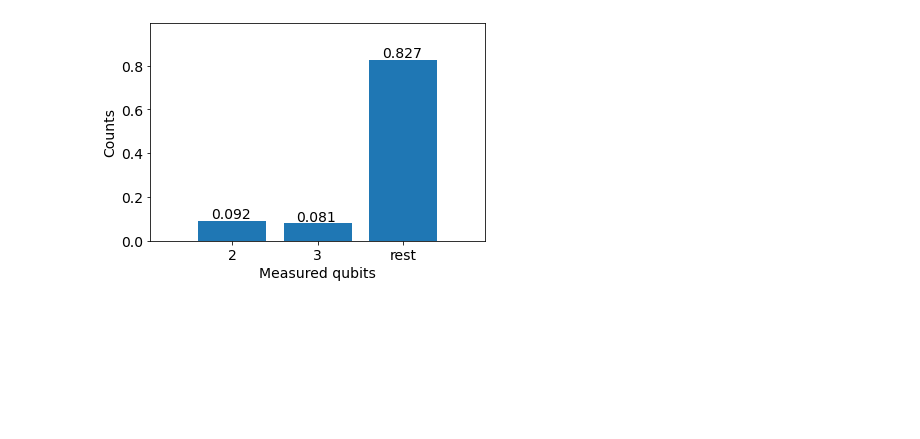
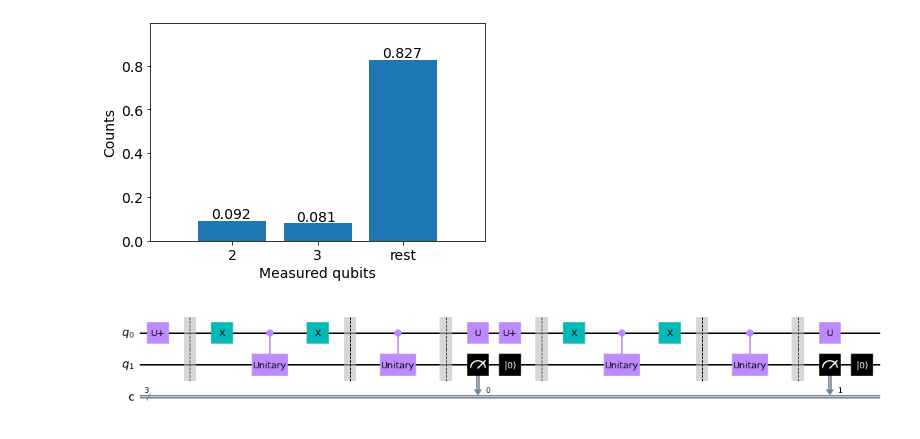
Before and after one commit to Podmenato/Noise-suppresion-in-current-quantum-computers-master-thesis, a Jupyter notebook: src/sequentialMeasurementDemo.ipynb, the cells around one changed output. Saved outputs shown, nothing was run; the diff lists cells and outputs as text; code cells hidden in the pictures; blank space fills up the shorter version.

```diff
--- a/src/sequentialMeasurementDemo.ipynb
+++ b/src/sequentialMeasurementDemo.ipynb
@@ -93,3 +94,10 @@ circuits[1].plot_histogram(job_1.result().get_counts())
 # %% [output]
 [figure]
 [figure]
+# %%
+seq = SequentialPOVMMeasurement(simple_povm_xyz, ["x+", "x-", "y+", "y-", "z+", "z-"])
+state = QuantumCircuit(1, 1)
+circuit = seq.make_circuits([["z+", "z-"], [["y+", "y-"], ["x+", "x-"]]], state)
+circuit[0].q_circuit.draw("mpl")
+# %% [output]
+[figure, added]
```
Also changed, not shown: parts of 1 cell of this notebook, 8 other files.
